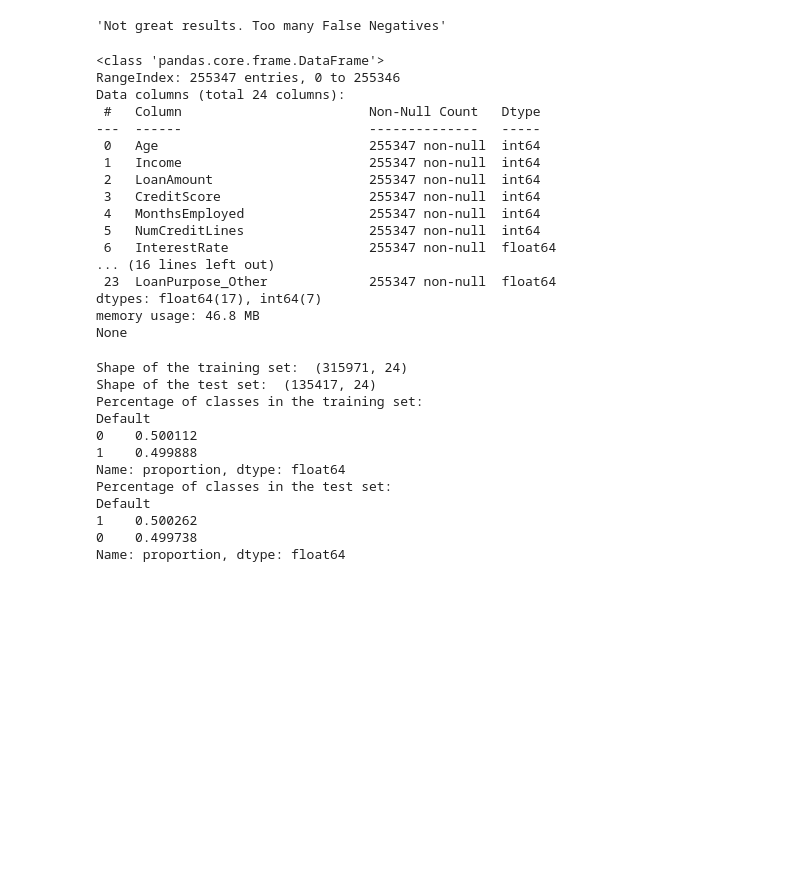
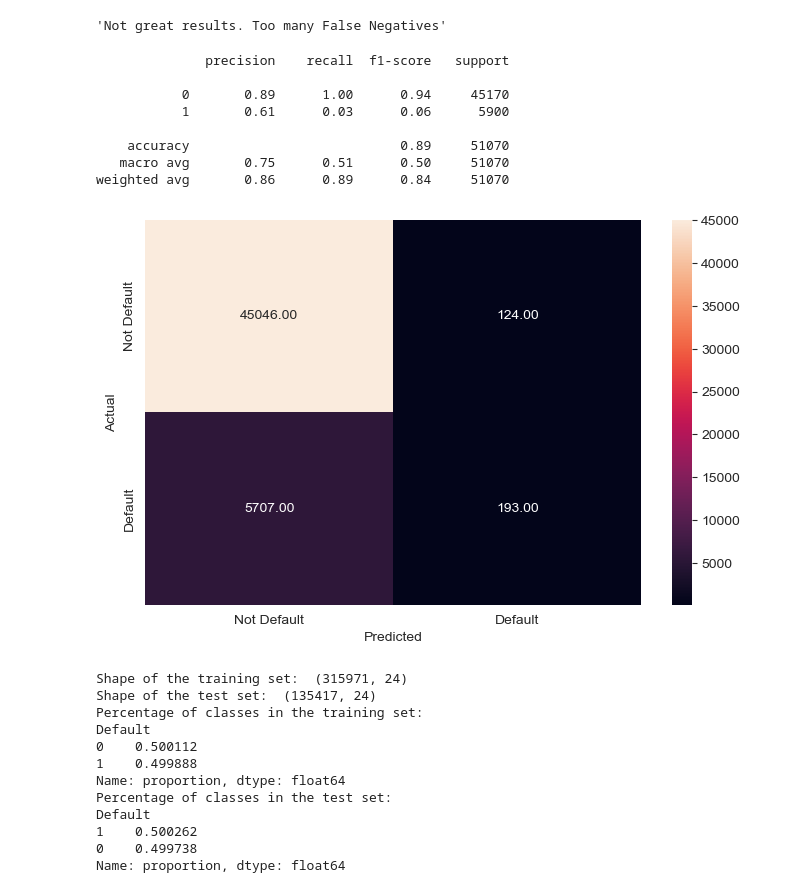
Before and after one commit to tripfernandes/Capstone-II---Loan-Default-Prediction, a Jupyter notebook: loan_prediction.ipynb, the cells around one changed output. Drawn from its saved outputs; the diff is of its cells as text; code cells hidden in the pictures; blank space fills up the shorter version.

```diff
--- a/loan_prediction.ipynb
+++ b/loan_prediction.ipynb
@@ -243,27 +225,28 @@ Classification Report:
    macro avg       0.75      0.51      0.50     51070
 weighted avg       0.86      0.89      0.84     51070
 'Not great results. Too many False Negatives'
-# %%
-data.describe()
-print(X.info())
-# %% [output]
-<class 'pandas.core.frame.DataFrame'>
-RangeIndex: 255347 entries, 0 to 255346
-Data columns (total 24 columns):
- #   Column                        Non-Null Count   Dtype
----  ------                        --------------   -----
- 0   Age                           255347 non-null  int64
- 1   Income                        255347 non-null  int64
- 2   LoanAmount                    255347 non-null  int64
- 3   CreditScore                   255347 non-null  int64
- 4   MonthsEmployed                255347 non-null  int64
- 5   NumCreditLines                255347 non-null  int64
- 6   InterestRate                  255347 non-null  float64
-... (16 lines left out)
- 23  LoanPurpose_Other             255347 non-null  float64
-dtypes: float64(17), int64(7)
-memory usage: 46.8 MB
-None
+# %%
+#creating metric function
+def metrics_score(actual, predicted):
+    print(classification_report(actual, predicted))
+    cm = confusion_matrix(actual, predicted)
+    plt.figure(figsize=(8,5))
+    sns.heatmap(cm, annot=True,  fmt='.2f', xticklabels=['Not Default', 'Default'], yticklabels=['Not Default', 'Default'])
+    plt.ylabel('Actual')
+    plt.xlabel('Predicted')
+    plt.show()
+
+metrics_score(y_test, y_pred)
+# %% [output]
+              precision    recall  f1-score   support
+
+           0       0.89      1.00      0.94     45170
+           1       0.61      0.03      0.06      5900
+
+    accuracy                           0.89     51070
+   macro avg       0.75      0.51      0.50     51070
+weighted avg       0.86      0.89      0.84     51070
+[figure, added]
 # %%
 sm = SMOTE(random_state = 42)
 X_res, y_res = sm.fit_resample(X, y)
```
Also changed, not shown: parts of 6 cells of this notebook.
